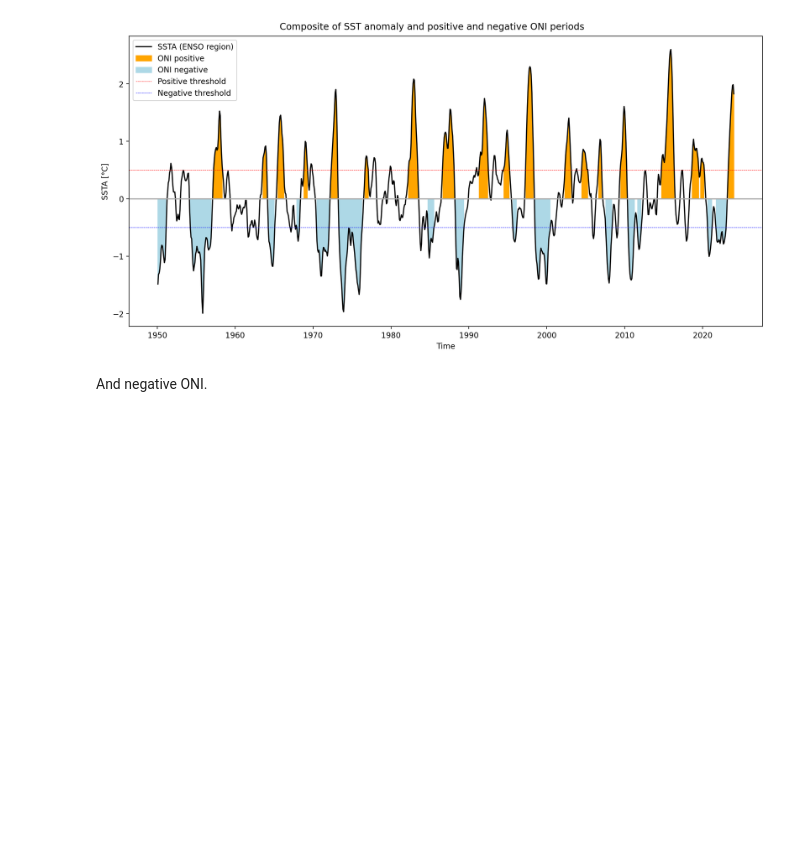
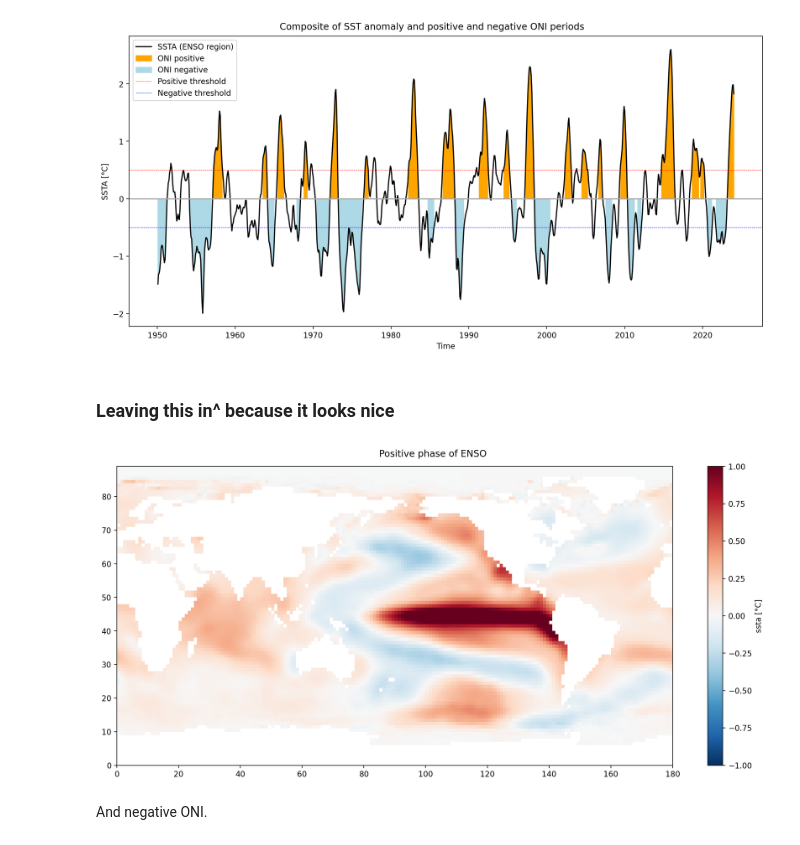
Before and after one commit to hanbyrne1995/assignments, a Jupyter notebook: hb2731_pset8.ipynb, the cells around one changed output. Saved outputs shown, nothing was run; the diff lists cells and outputs as text; code cells hidden in the pictures; blank space fills up the shorter version.

```diff
--- a/hb2731_pset8.ipynb
+++ b/hb2731_pset8.ipynb
@@ -168,5 +168,33 @@ plt.legend()
 plt.show()
 # %% [output]
 [figure]
+# %% [markdown]
+### Leaving this in^ because it looks nice
+# %%
+# calculating for positive ONI
+# for this, I will turn the ONI arrays into xarrays so that we can adjust the time accordingly
+
+ONIposda = xr.DataArray(ONIpos,
+                        dims = 'time',
+                        coords = {'time': sstaENSO3m.time})
+
+ONInegda = xr.DataArray(ONIneg,
+                        dims = 'time',
+                        coords = {'time': sstaENSO3m.time})
+
+indexPos = ONIposda.fillna(0).astype('bool')
+indexNeg = ONInegda.fillna(0).astype('bool')
+
+# calculating the time average
+sstaPos = ssta.isel(time = indexPos).mean(dim = 'time')
+sstaNeg = ssta.isel(time = indexNeg).mean(dim = 'time')
+# %%
+fig, axes = plt.subplots(constrained_layout = True)
+fig.suptitle('Positive phase of ENSO')
+plot = plt.pcolormesh(np.flipud(sstaPos.data), cmap = 'RdBu_r', vmin = -1, vmax = 1)
+plt.colorbar(plot, label = 'ssta [°C]')
+plt.show()
+# %% [output]
+[figure, added]
 # %% [markdown]
 And negative ONI.
```
Also changed, not shown: parts of 2 cells of this notebook.
